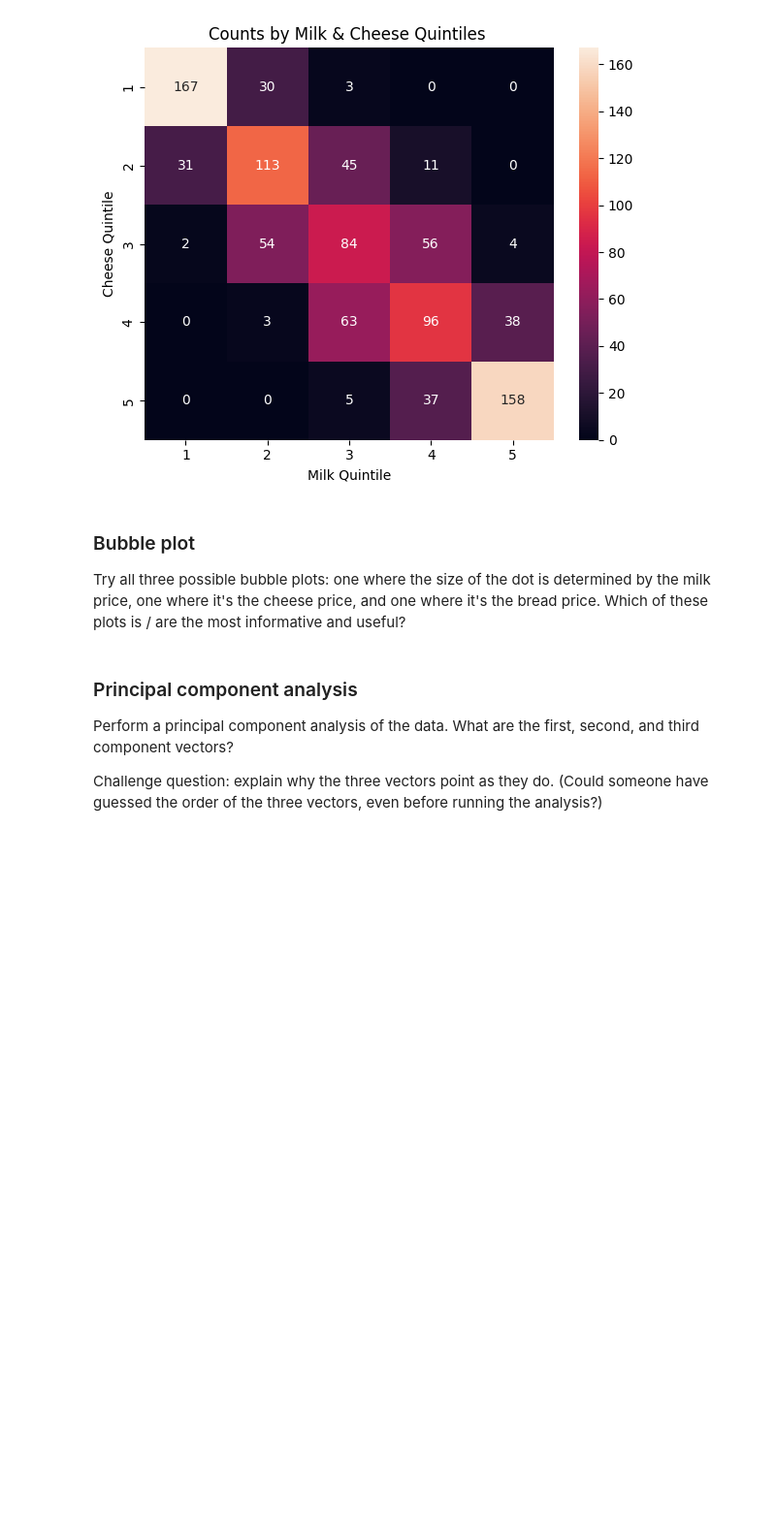
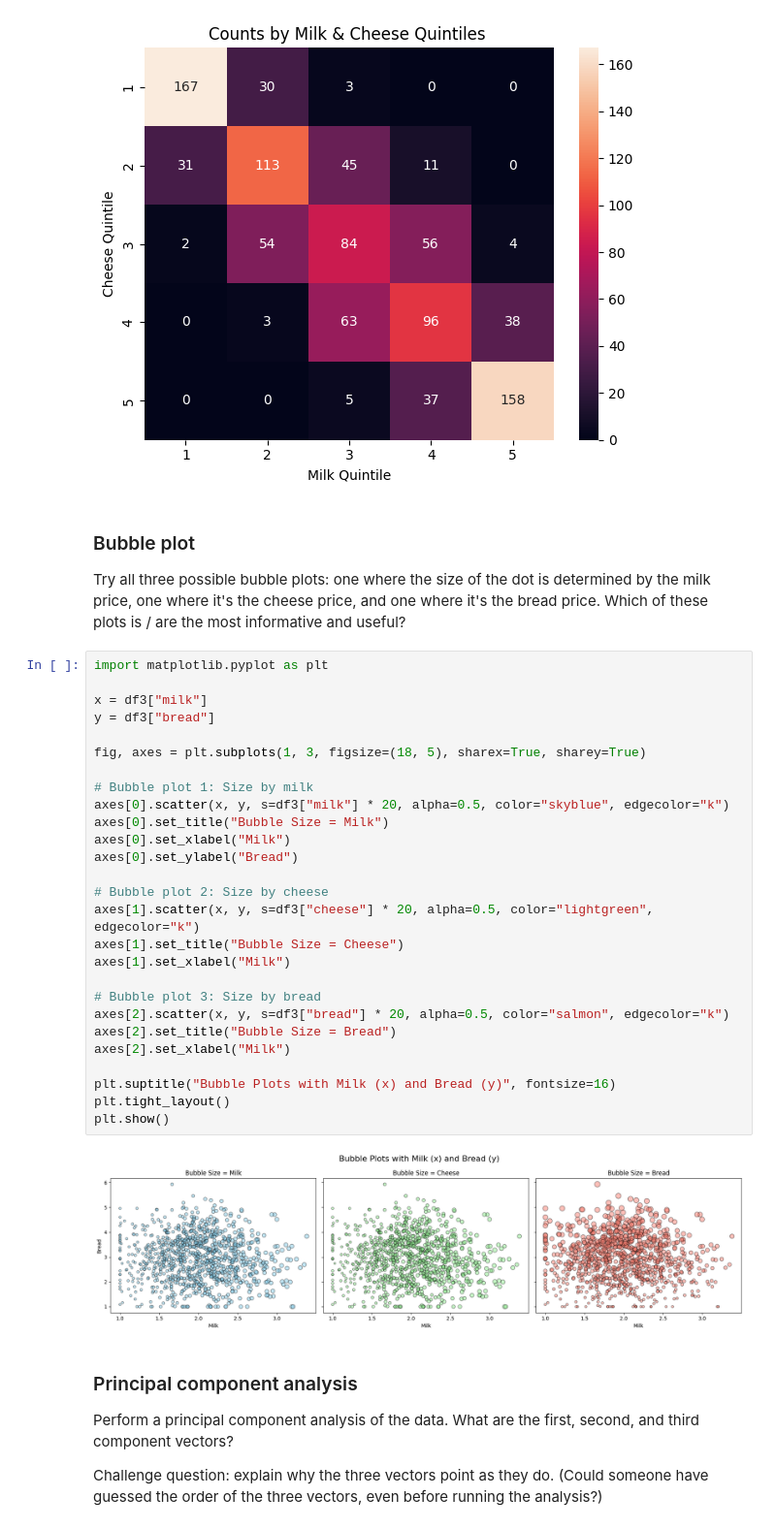
Before and after one commit to amc200092845471/Module-B-semester-2, a Jupyter notebook: Week8.ipynb, the cells around one changed output. Shown at 97% size. Cells and saved outputs as stored; diff of their text form; blank space fills up the shorter version.

```diff
--- a/Week8.ipynb
+++ b/Week8.ipynb
@@ -251,6 +251,35 @@ plt.show()
 ### Bubble plot
 
 Try all three possible bubble plots: one where the size of the dot is determined by the milk price, one where it's the cheese price, and one where it's the bread price.  Which of these plots is / are the most informative and useful?
+# %%
+import matplotlib.pyplot as plt
+
+x = df3["milk"]
+y = df3["bread"]
+
+fig, axes = plt.subplots(1, 3, figsize=(18, 5), sharex=True, sharey=True)
+
+# Bubble plot 1: Size by milk
+axes[0].scatter(x, y, s=df3["milk"] * 20, alpha=0.5, color="skyblue", edgecolor="k")
+axes[0].set_title("Bubble Size = Milk")
+axes[0].set_xlabel("Milk")
+axes[0].set_ylabel("Bread")
+
+# Bubble plot 2: Size by cheese
+axes[1].scatter(x, y, s=df3["cheese"] * 20, alpha=0.5, color="lightgreen", edgecolor="k")
+axes[1].set_title("Bubble Size = Cheese")
+axes[1].set_xlabel("Milk")
+
+# Bubble plot 3: Size by bread
+axes[2].scatter(x, y, s=df3["bread"] * 20, alpha=0.5, color="salmon", edgecolor="k")
+axes[2].set_title("Bubble Size = Bread")
+axes[2].set_xlabel("Milk")
+
+plt.suptitle("Bubble Plots with Milk (x) and Bread (y)", fontsize=16)
+plt.tight_layout()
+plt.show()
+# %% [output]
+[figure, added]
 # %% [markdown]
 ### Principal component analysis
 
```
Also changed, not shown: parts of 3 cells of this notebook, 4 other files.
